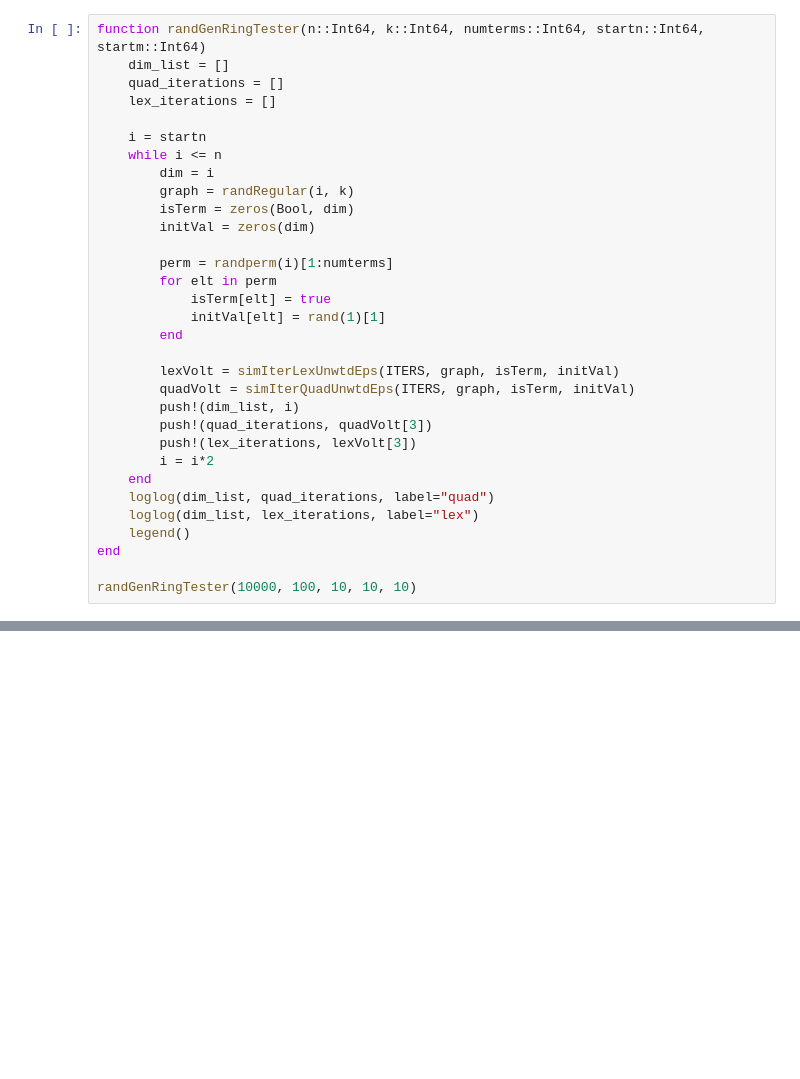
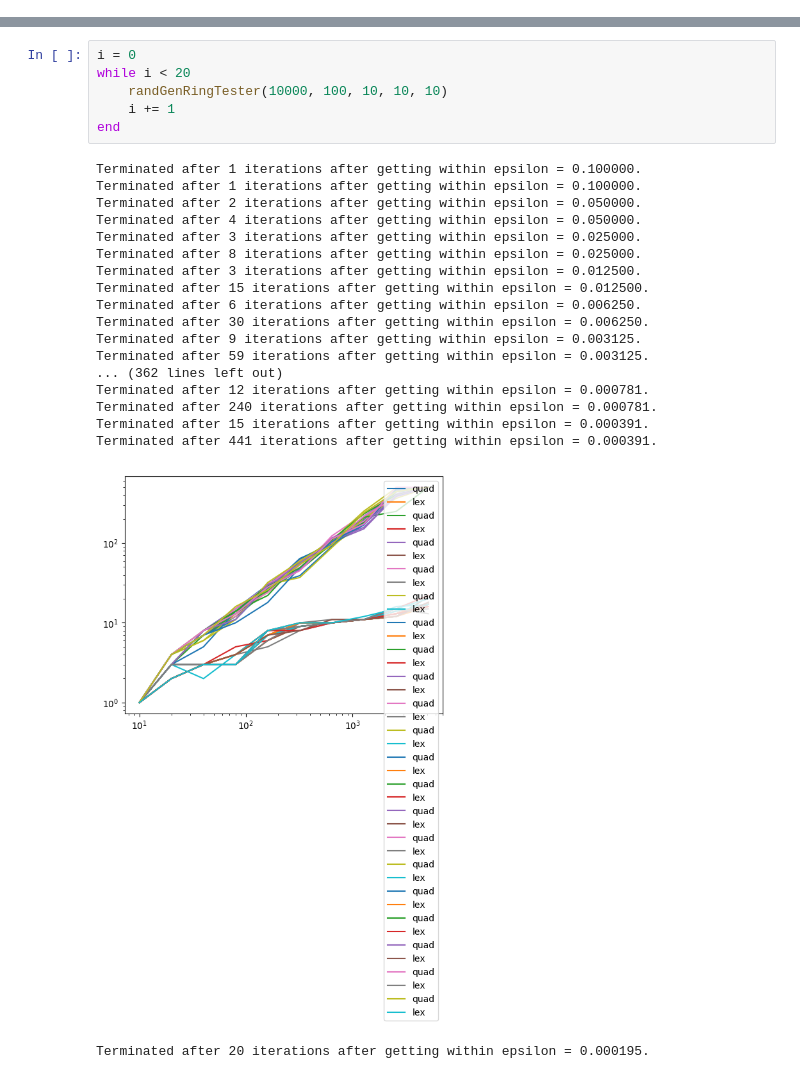
Before and after one commit to aileenhuang/Laplacians.jl, a Jupyter notebook: notebooks/Lex and Quadratic Convergence Tests.ipynb, the cells around one changed output, grey strips where cells are left out. Saved outputs shown, nothing was run; the diff lists cells and outputs as text; blank space fills up the shorter version.

```diff
--- a/notebooks/Lex and Quadratic Convergence Tests.ipynb
+++ b/notebooks/Lex and Quadratic Convergence Tests.ipynb
@@ -294,32 +0,0 @@ PyObject <matplotlib.legend.Legend object at 0x...>
-# %%
-function randGenRingTester(n::Int64, k::Int64, numterms::Int64, startn::Int64, startm::Int64)
-    dim_list = []
-    quad_iterations = []
-    lex_iterations = []
-
-    i = startn
-    while i <= n
-        dim = i
-        graph = randRegular(i, k)
-        isTerm = zeros(Bool, dim)
-        initVal = zeros(dim)
-
-        perm = randperm(i)[1:numterms]
-        for elt in perm
-            isTerm[elt] = true
-            initVal[elt] = rand(1)[1]
-        end
-
-        lexVolt = simIterLexUnwtdEps(ITERS, graph, isTerm, initVal)
-        quadVolt = simIterQuadUnwtdEps(ITERS, graph, isTerm, initVal)
-        push!(dim_list, i)
-        push!(quad_iterations, quadVolt[3])
-        push!(lex_iterations, lexVolt[3])
-        i = i*2
-    end
-    loglog(dim_list, quad_iterations, label="quad")
-    loglog(dim_list, lex_iterations, label="lex")
-    legend()
-end
-
-randGenRingTester(10000, 100, 10, 10, 10)
@@ -618,0 +192,26 @@ Create a graph on n vertices. For each vertex, give it k edges to randomly chose
+# %%
+i = 0
+while i < 20
+    randGenRingTester(10000, 100, 10, 10, 10)
+    i += 1
+end
+# %% [output]
+Terminated after 1 iterations after getting within epsilon = 0.100000.
+Terminated after 1 iterations after getting within epsilon = 0.100000.
+Terminated after 2 iterations after getting within epsilon = 0.050000.
+Terminated after 4 iterations after getting within epsilon = 0.050000.
+Terminated after 3 iterations after getting within epsilon = 0.025000.
+Terminated after 8 iterations after getting within epsilon = 0.025000.
+Terminated after 3 iterations after getting within epsilon = 0.012500.
+Terminated after 15 iterations after getting within epsilon = 0.012500.
+Terminated after 6 iterations after getting within epsilon = 0.006250.
+Terminated after 30 iterations after getting within epsilon = 0.006250.
+Terminated after 9 iterations after getting within epsilon = 0.003125.
+Terminated after 59 iterations after getting within epsilon = 0.003125.
+... (362 lines left out)
+Terminated after 12 iterations after getting within epsilon = 0.000781.
+Terminated after 240 iterations after getting within epsilon = 0.000781.
+Terminated after 15 iterations after getting within epsilon = 0.000391.
+Terminated after 441 iterations after getting within epsilon = 0.000391.
+[figure, added]
+Terminated after 20 iterations after getting within epsilon = 0.000195.
```
Also changed, not shown: parts of 43 cells of this notebook, 2 other files.
